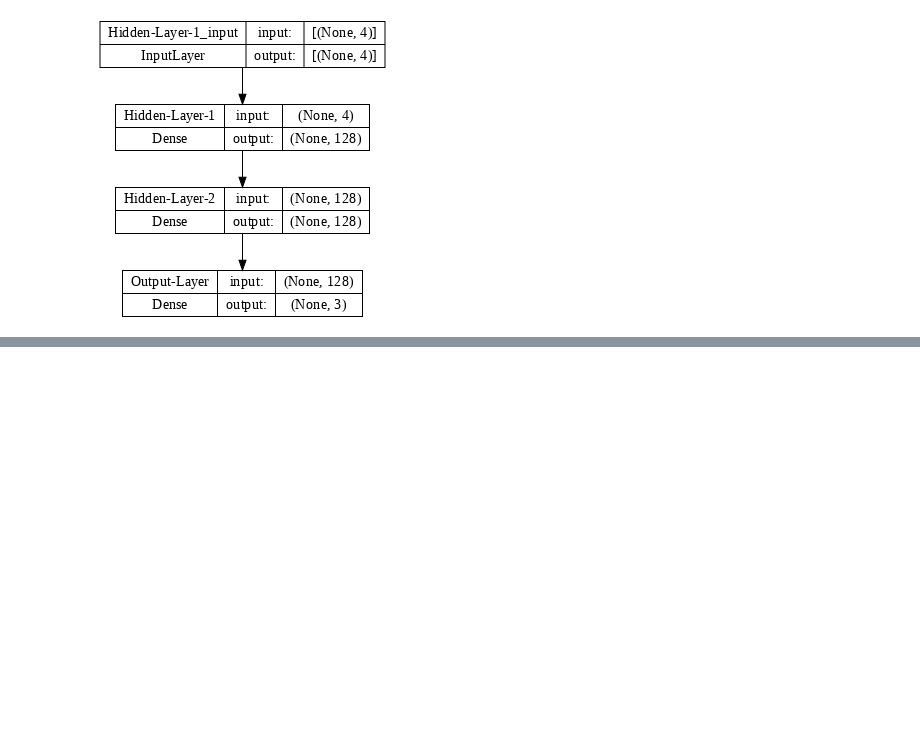
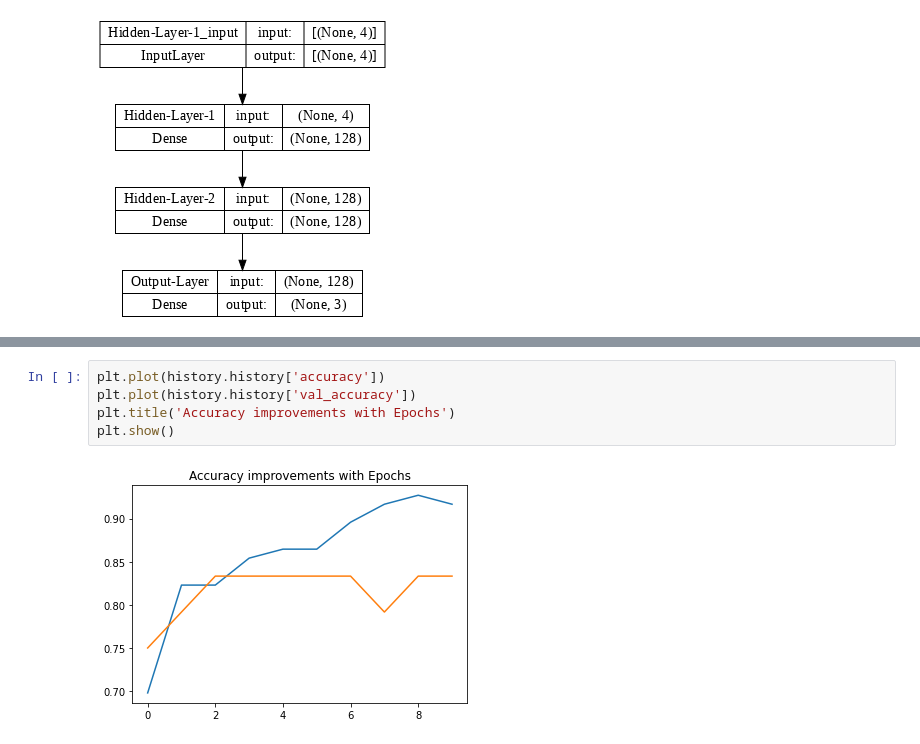
Before and after one commit to alexmacharia/deep_learning_projects, a Jupyter notebook: Iris_Dataset_NN.ipynb, the cells around one changed output, grey strips where cells are left out. Cells and saved outputs as stored; diff of their text form; blank space fills up the shorter version.

```diff
--- a/Iris_Dataset_NN.ipynb
+++ b/Iris_Dataset_NN.ipynb
@@ -113,0 +117,7 @@ Epoch 10/10
+# %%
+plt.plot(history.history['accuracy'])
+plt.plot(history.history['val_accuracy'])
+plt.title('Accuracy improvements with Epochs')
+plt.show()
+# %% [output]
+[figure, added]
```
Also changed, not shown: parts of 5 cells of this notebook.
